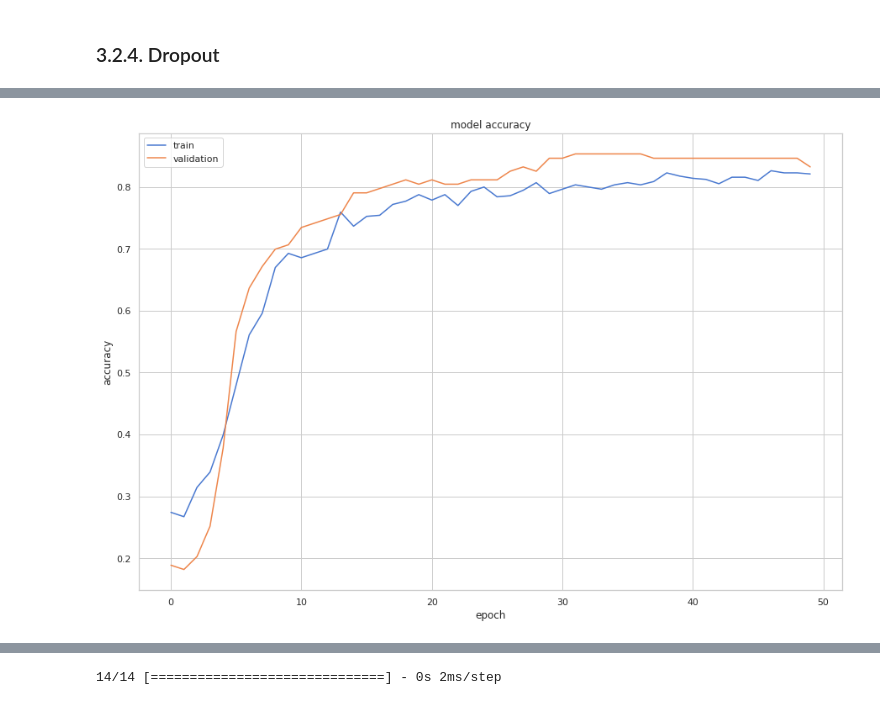
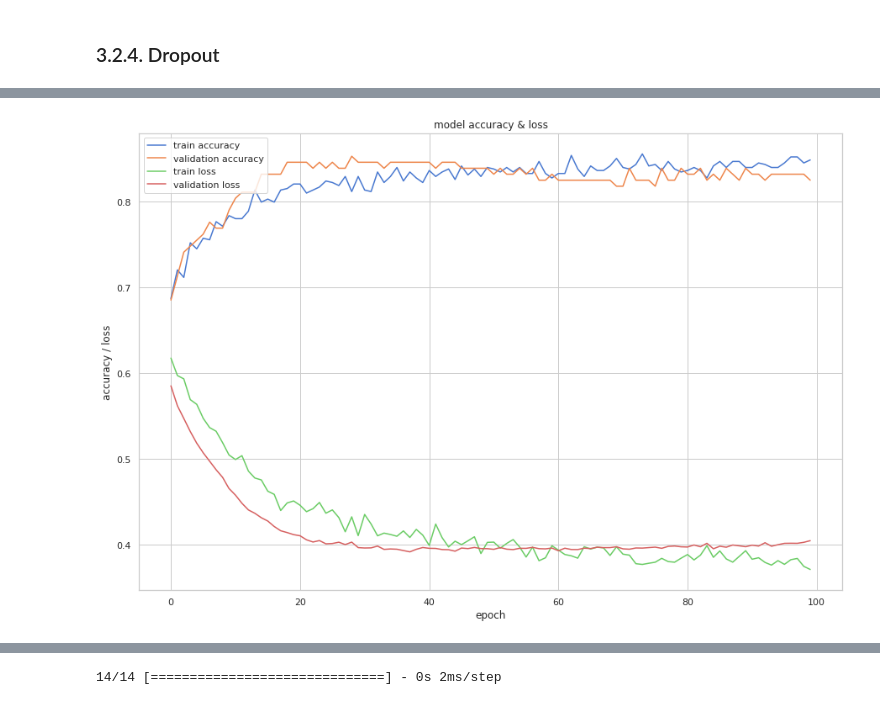
Before and after one commit to JonathanKolb/MLNNs_project, a Jupyter notebook: CS401_project.ipynb, the cells around one changed output, grey strips where cells are left out. Cells and saved outputs as stored; diff of their text form; code cells hidden in the pictures.

```diff
--- a/CS401_project.ipynb
+++ b/CS401_project.ipynb
@@ -192,7 +205,7 @@
 # %%
 # Load data as Pandas dataframe
-train = pd.read_csv('../input/titanic_cleaned_data/train_clean.csv')
-unlabeled = pd.read_csv('../input/titanic_cleaned_data/test_clean.csv')
+train = pd.read_csv('./train_clean.csv')
+unlabeled = pd.read_csv('./test_clean.csv')
 df = pd.concat([train, unlabeled], axis=0, sort=True)
 # %%
 df.head()
@@ -628,6 +696,6 @@ Best: 0.825825 using {'dr': 0.1}
 # %%
 # create final model
-model = create_model(lyrs=[8], dr=0.2)
+model = create_model(lyrs=[12, 6], dr=0.1, act='relu')
 
 print(model.summary())
 # %% [output]
@@ -648,8 +718,8 @@ Non-trainable params: 0
 _________________________________________________________________
 None
 # %%
-# train model on full train set, with 80/20 CV split
-training = model.fit(X_train, y_train, epochs=50, batch_size=32,
+# train model on 80% of the Original Kaggle data set with an 80/20 train-test split
+training = model.fit(X_train, y_train, epochs=100, batch_size=32,
                      validation_split=0.2, verbose=0)
 
 # evaluate the model
@@ -662,11 +737,13 @@ accuracy: 82.72%
 # %%
 # summarize history for accuracy
 plt.plot(training.history['accuracy'])
 plt.plot(training.history['val_accuracy'])
-plt.title('model accuracy')
-plt.ylabel('accuracy')
+plt.plot(training.history['loss'])
+plt.plot(training.history['val_loss'])
+plt.title('model accuracy & loss')
+plt.ylabel('accuracy / loss')
 plt.xlabel('epoch')
-plt.legend(['train', 'validation'], loc='upper left')
+plt.legend(['train accuracy', 'validation accuracy', 'train loss', 'validation loss'], loc='upper left')
 plt.show()
 # %% [output]
-[figure, old version]
+[figure, new version]
```
Also changed, not shown: parts of 133 cells of this notebook.
